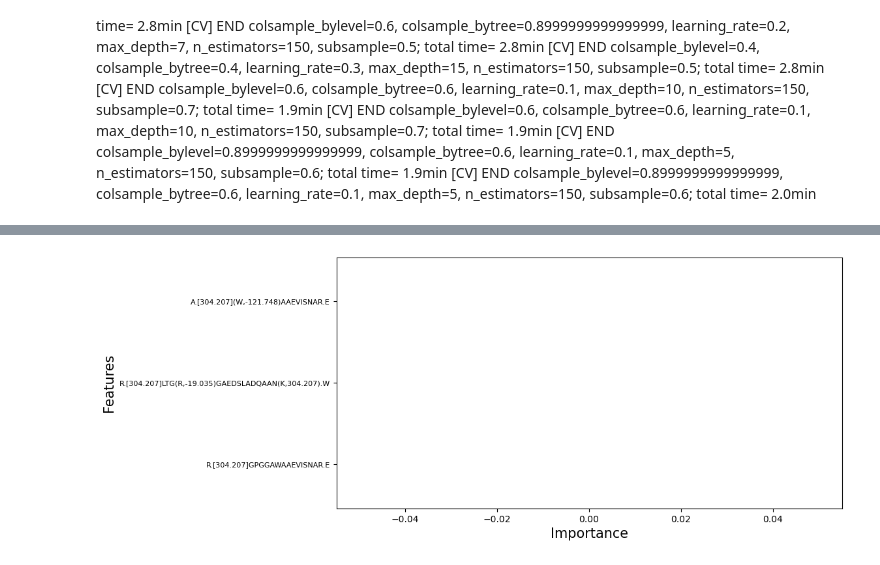
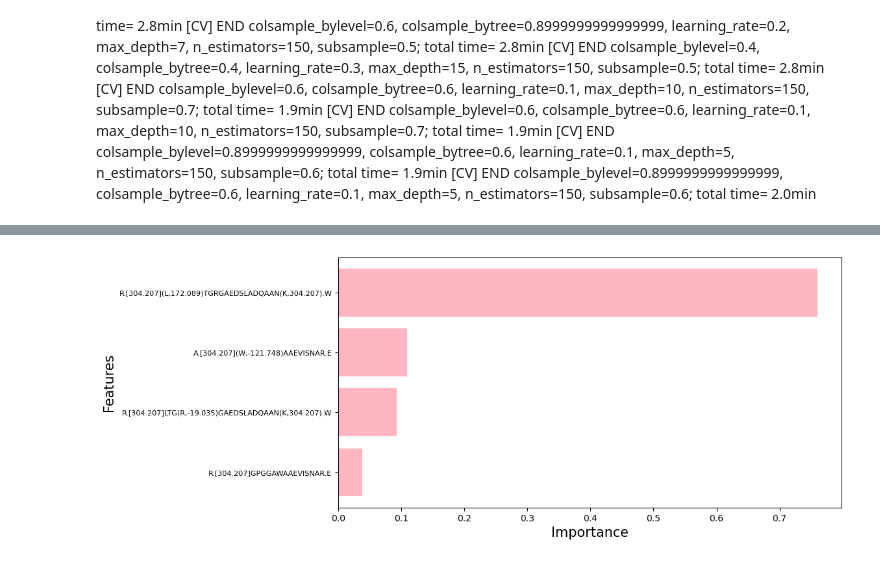
Before and after one commit to MiddleEarthExplorer/COVID19_Classification, a Jupyter notebook: CSE291_Notebook_Brian-Stage 2.ipynb, the cells around one changed output, grey strips where cells are left out. Saved outputs shown, nothing was run; the diff lists cells and outputs as text; code cells hidden in the pictures.

```diff
--- a/CSE291_Notebook_Brian-Stage 2.ipynb
+++ b/CSE291_Notebook_Brian-Stage 2.ipynb
@@ -590,15 +588,15 @@ array([0., 0., 0., ..., 0., 0., 0.], dtype=float32)
 # %%
 # get feature importance
-feature_number = 3
+feature_number = len(xgb_model.feature_importances_)   # adjust the display feature num here
 feature_names = ["R.[304.207]GPGGAWAAEVISNAR.E", "R.[304.207]LTG(R,-19.035)GAEDSLADQAAN(K,304.207).W", "A.[304.207](W,-121.748)AAEVISNAR.E", "R.[304.207](L,172.089)TGRGAEDSLADQAAN(K,304.207).W", "R.[304.207](L,285.173)TGRGAEDSLADQAAN(K,304.207).W", "R.[304.207]LTG(R,-19.032)GAEDSLADQAAN(K,304.207)WG.R", "K.[304.207]RGPGGA(W,16.001)AAEVISNAR.E", "D.[226.063]SLADQAAN(K,304.207).W", "R.{59.319}[304.207]GAEDSLADQAAN(K,304.207).W", "L.[304.207]TG(R,-19.036)GAEDSLADQAAN(K,304.207).W", "R.{60.067}[304.207]GAEDSLADQAAN(K,304.207).W", "R.[304.207]LTG(R,37.986)GAEDSLADQAAN(K,304.207).W"]
 sorted_idx = np.argsort(xgb_model.feature_importances_)
 
 plt.figure(figsize=(10,5))
 plt.barh(np.array(feature_names)[:feature_number],np.array(xgb_model.feature_importances_)[sorted_idx][:feature_number], color='lightpink')
 plt.xlabel("Importance", fontdict={'fontsize':15})
 plt.ylabel("Features", fontdict={'fontsize':15})
 plt.yticks(fontsize = 8,rotation=0)
 plt.savefig("./figures/feature_importance.png",dpi=300, bbox_inches = 'tight', pad_inches = 0)
 plt.show()
 # %% [output]
-[figure, old version]
+[figure, new version]
```
Also changed, not shown: parts of 7 cells of this notebook, 1 other file.
